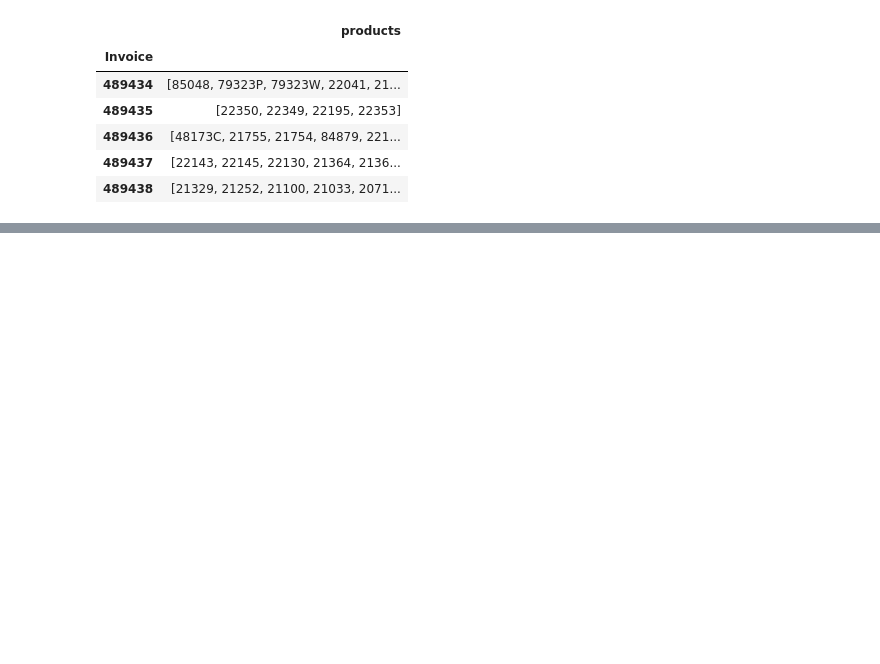
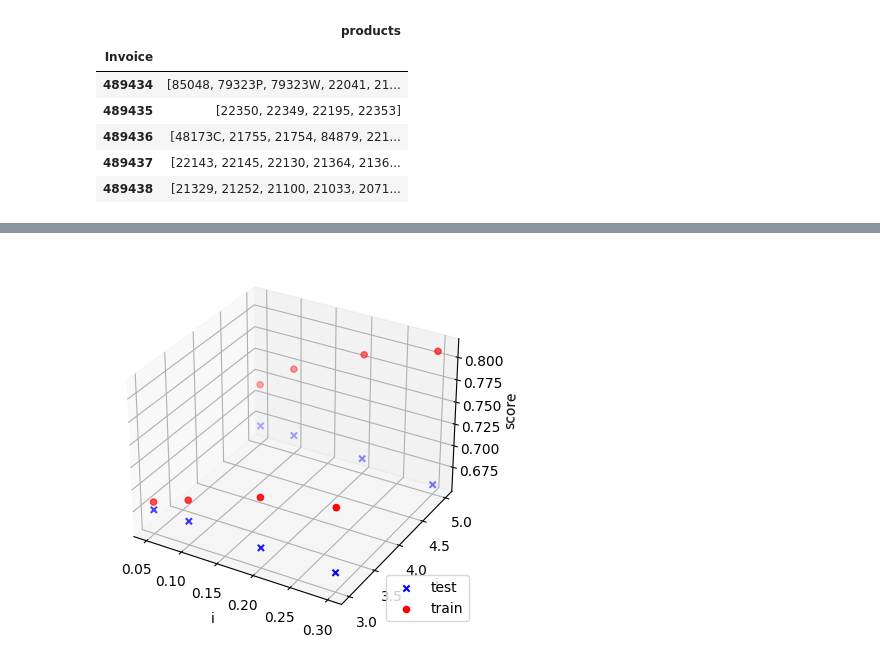
Before and after one commit to qiunimate/e-retail-play, a Jupyter notebook: main.ipynb, the cells around one changed output, grey strips where cells are left out. Cells and saved outputs as stored; diff of their text form; code cells hidden in the pictures; blank space fills up the shorter version.

```diff
--- a/main.ipynb
+++ b/main.ipynb
@@ -139,0 +393,27 @@ For the product 82482, the top 5 products with highest probability are:
+# %%
+with warnings.catch_warnings():
+    # ignore all caught warnings
+    warnings.filterwarnings("ignore")
+    # train random forest with hyperparameter tuning
+    xgb_best_model = None
+    xgb_best_score = 0
+    xgb_best_i = 0
+    xgb_best_j = 0
+    xgb_list_record = []
+
+
+    for i in tqdm([0.05, 0.1, 0.2, 0.3], ascii=True):
+        for j in (3, 5):
+            model = xgb.XGBClassifier(objective="binary:logistic", random_state=42, verbose=1, learning_rate=i, max_depth=j)
+            model.fit(X_train, y_train)
+            train_score = model.score(X_train, y_train)
+            score = model.score(X_test, y_test)
+            xgb_list_record.append([i, j, train_score, score])
+            print(f"lr: {i}, max_depth: {j}, train_score: {train_score}, test_score: {score}")
+            if score > xgb_best_score:
+                xgb_best_score = score
+                xgb_best_model = model
+                xgb_best_i = i
+                xgb_best_j = j
+
+    print(f"best score: {xgb_best_score}, best i: {xgb_best_i}, best j: {xgb_best_j}")
@@ -139,0 +486,19 @@ For the product 82482, the top 5 products with highest probability are:
+# %%
+# visualize the _list_record as figure
+i_values = [item[0] for item in xgb_list_record]
+j_values = [item[1] for item in xgb_list_record]
+train_score_values = [item[2] for item in xgb_list_record]
+score_values = [item[3] for item in xgb_list_record]
+
+fig = plt.figure()
+ax = fig.add_subplot(111, projection='3d')
+ax.scatter(i_values, j_values, score_values, c='b', marker='x')
+ax.scatter(i_values, j_values, train_score_values, c='r', marker='o')
+plt.legend(["test", "train"], loc ="lower right")
+
+ax.set_xlabel('i')
+ax.set_ylabel('j')
+ax.set_zlabel('score')
+plt.show()
+# %% [output]
+[figure, added]
```
Also changed, not shown: parts of 27 cells of this notebook, 1 other file.
